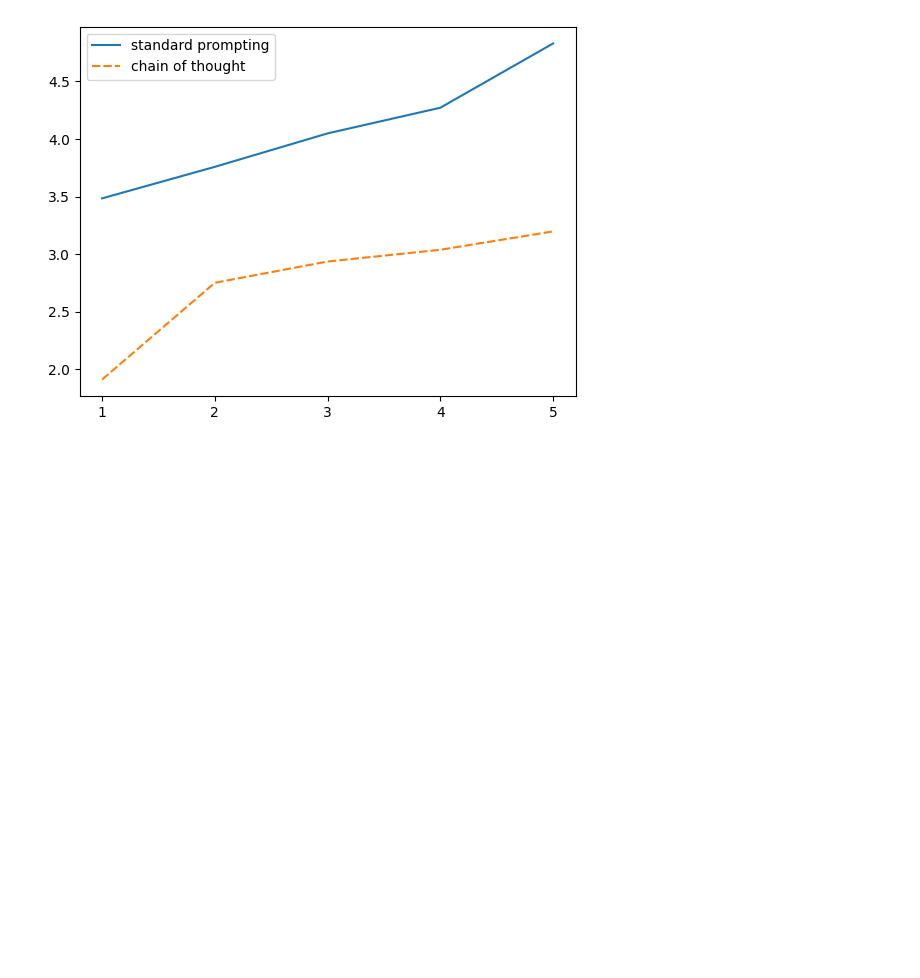
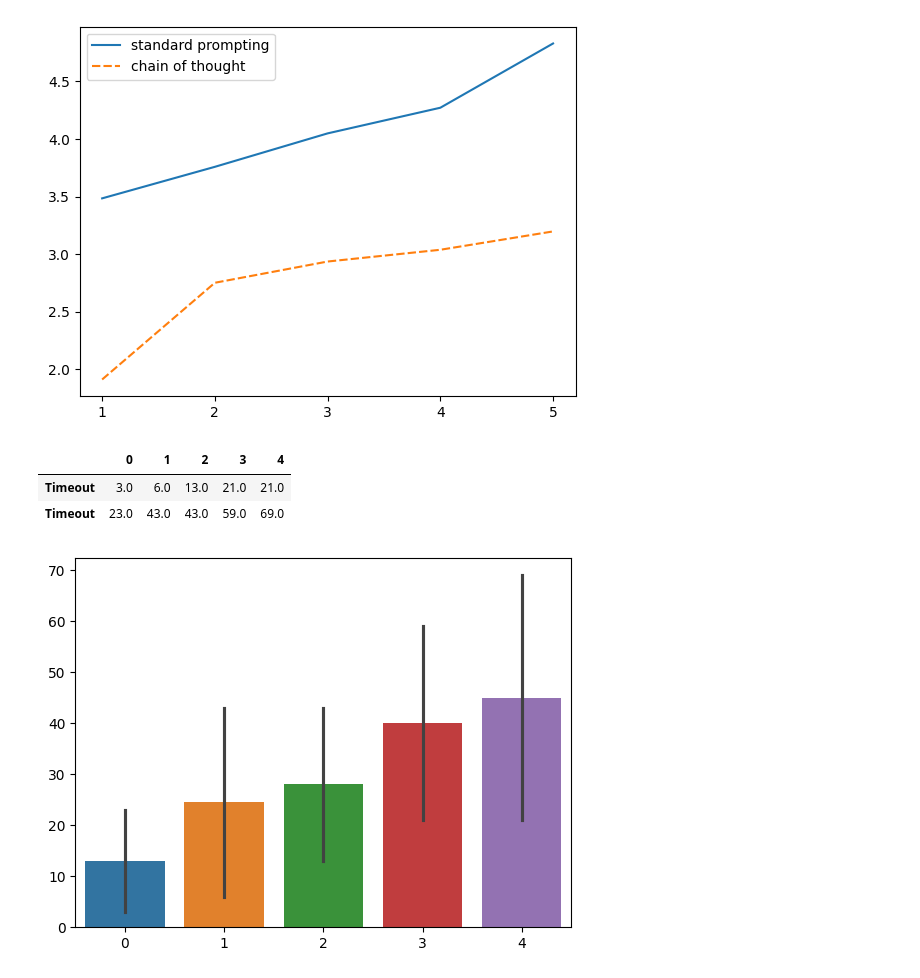
Before and after one commit to cedricidsai/LLMDNT, a Jupyter notebook: notebook/visualise.ipynb, the cells around one changed output. Cells and saved outputs as stored; diff of their text form; code cells hidden in the pictures; blank space fills up the shorter version.

Commit message:
errors bar plot

```diff
--- a/notebook/visualise.ipynb
+++ b/notebook/visualise.ipynb
@@ -557,3 +557,12 @@ ax.set_xticks([1,2,3,4,5])
  <matplotlib.axis.XTick at 0x...>,
  <matplotlib.axis.XTick at 0x...>]
 [figure]
+# %%
+data = pd.concat([sp, cot])
+ax = sns.barplot(data.loc['Timeout'])
+data.loc['Timeout']
+# %% [output]
+|  | 0 | 1 | 2 | 3 | 4 |
+| Timeout | 3.0 | 6.0 | 13.0 | 21.0 | 21.0 |
+| Timeout | 23.0 | 43.0 | 43.0 | 59.0 | 69.0 |
+[figure, added]
```
Also changed, not shown: parts of 1 cell of this notebook.
